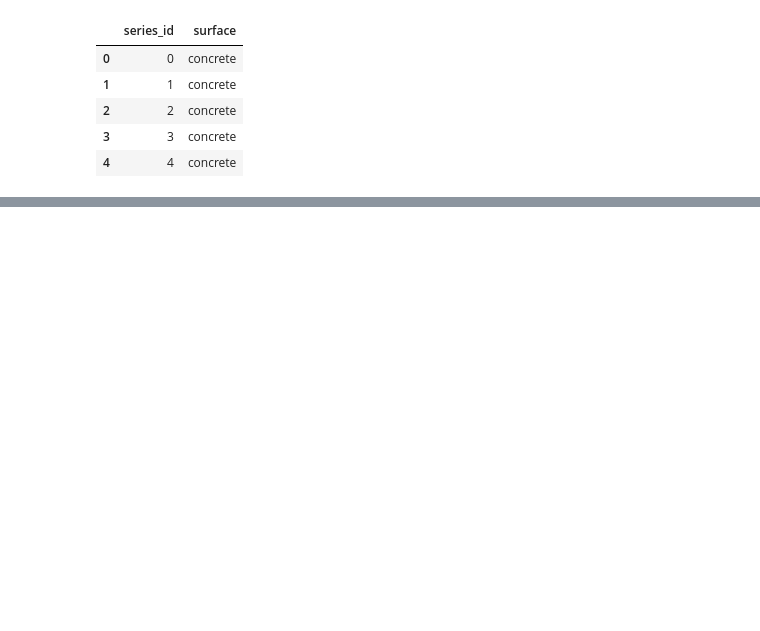
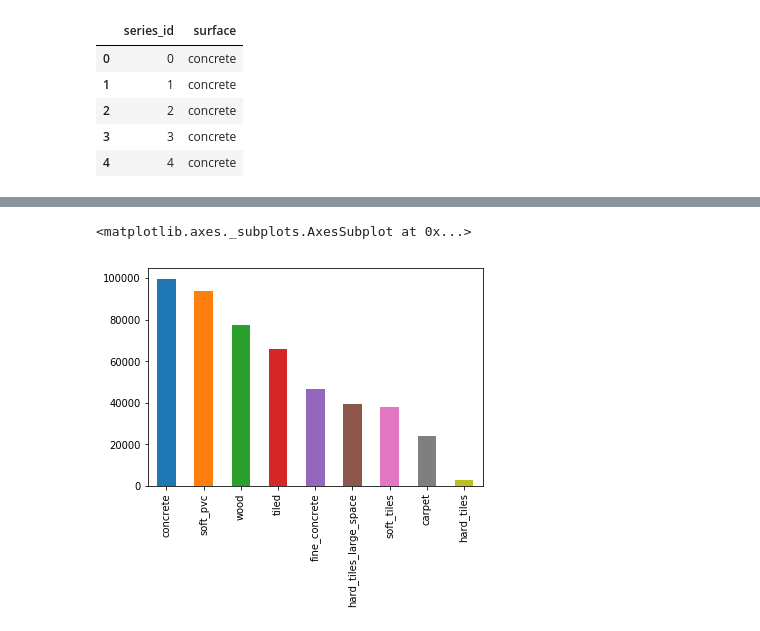
Before and after one commit to justinthe/kaggle_robot_navigation, a Jupyter notebook: notebook/eda_1.ipynb, the cells around one changed output, grey strips where cells are left out. Cells and saved outputs as stored; diff of their text form; code cells hidden in the pictures; blank space fills up the shorter version.

```diff
--- a/notebook/eda_1.ipynb
+++ b/notebook/eda_1.ipynb
@@ -24,0 +47,3 @@ sample.head()
+# %%
+train = x_train.merge(y_train, how='left', on='series_id')
+train.head()
@@ -24,0 +70,5 @@ sample.head()
+# %%
+train['surface'].value_counts().plot.bar()
+# %% [output]
+<matplotlib.axes._subplots.AxesSubplot at 0x...>
+[figure, added]
```
Also changed, not shown: parts of 20 cells of this notebook, 1 other file.
